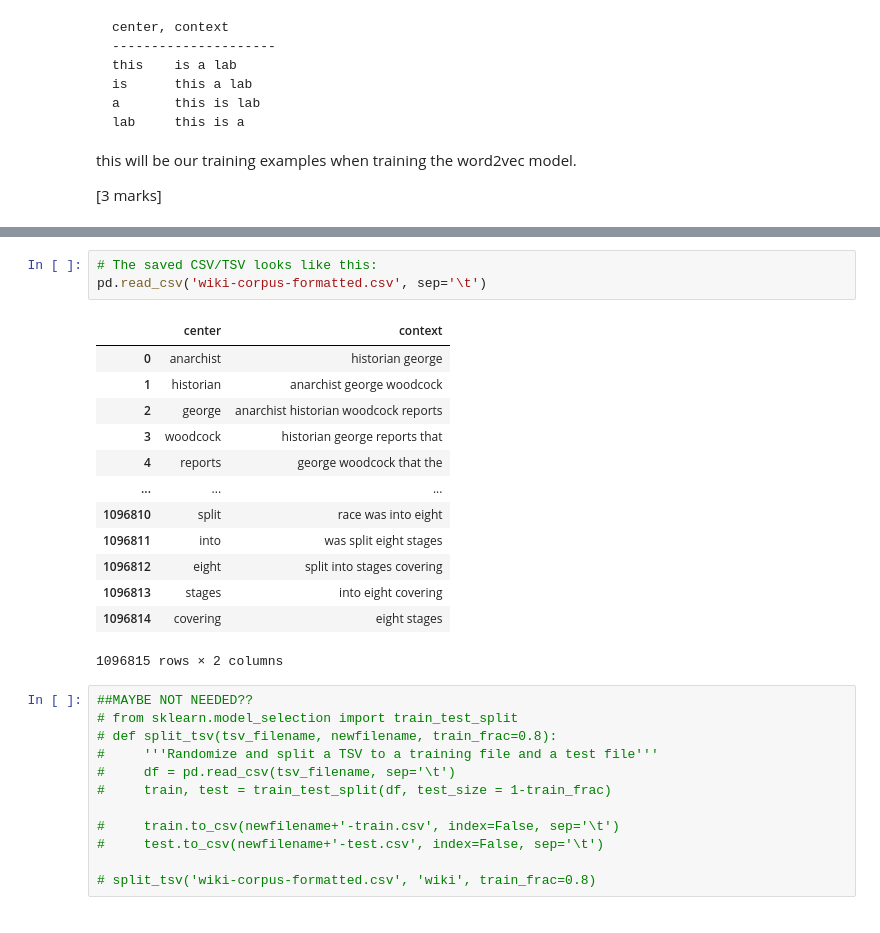
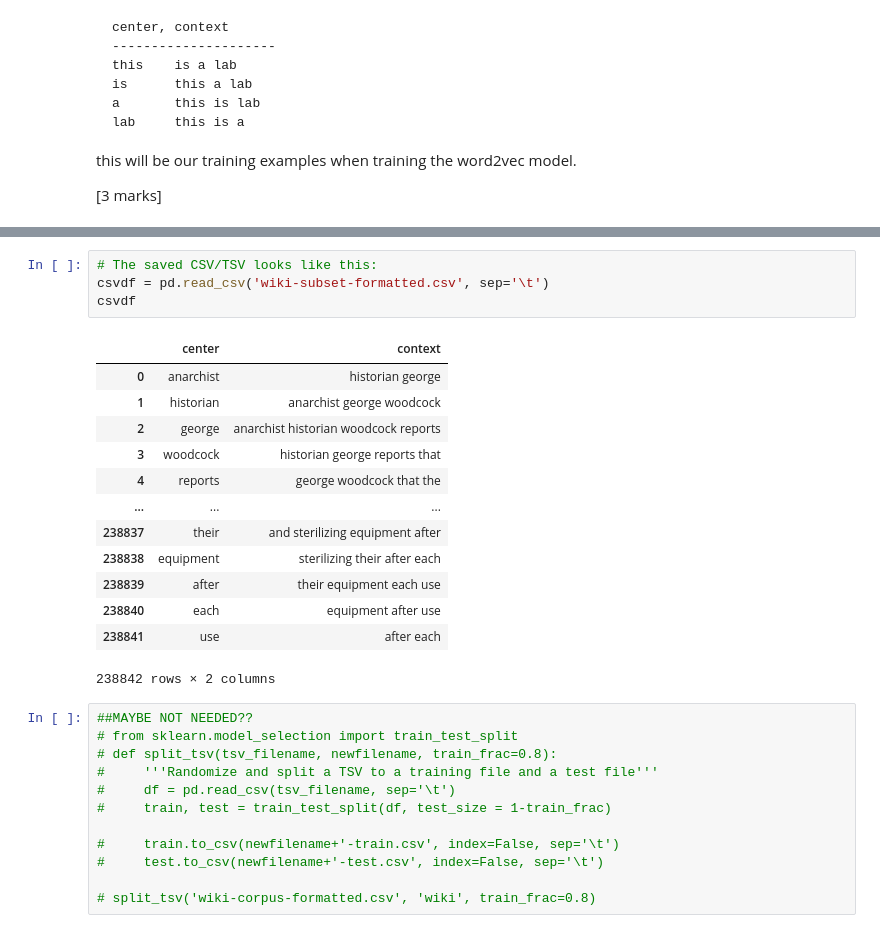
Before and after one commit to chickenbror/computational-semantics-vt21, a Jupyter notebook: BlueMetalLlamas/assignment-03/calvinA3/calvin-A3.ipynb, the cells around one changed output, grey strips where cells are left out. Saved outputs shown, nothing was run; the diff lists cells and outputs as text.

```diff
--- a/BlueMetalLlamas/assignment-03/calvinA3/calvin-A3.ipynb
+++ b/BlueMetalLlamas/assignment-03/calvinA3/calvin-A3.ipynb
@@ -87,21 +98,22 @@ def corpus_reader(data_path):
 corpus_reader(data_path) # Format txt and save as csv
 # %%
 # The saved CSV/TSV looks like this:
-pd.read_csv('wiki-corpus-formatted.csv', sep='\t')
+csvdf = pd.read_csv('wiki-subset-formatted.csv', sep='\t')
+csvdf
 # %% [output]
 |  | center | context |
 | 0 | anarchist | historian george |
 | 1 | historian | anarchist george woodcock |
 | 2 | george | anarchist historian woodcock reports |
 | 3 | woodcock | historian george reports that |
 | 4 | reports | george woodcock that the |
 | ... | ... | ... |
-| 1096810 | split | race was into eight |
-| 1096811 | into | was split eight stages |
-| 1096812 | eight | split into stages covering |
-| 1096813 | stages | into eight covering |
-| 1096814 | covering | eight stages |
+| 238837 | their | and sterilizing equipment after |
+| 238838 | equipment | sterilizing their after each |
+| 238839 | after | their equipment each use |
+| 238840 | each | equipment after use |
+| 238841 | use | after each |
-1096815 rows × 2 columns
+238842 rows × 2 columns
 # %%
 ##MAYBE NOT NEEDED??
 # from sklearn.model_selection import train_test_split
```
Also changed, not shown: parts of 14 cells of this notebook, 5 other files.
